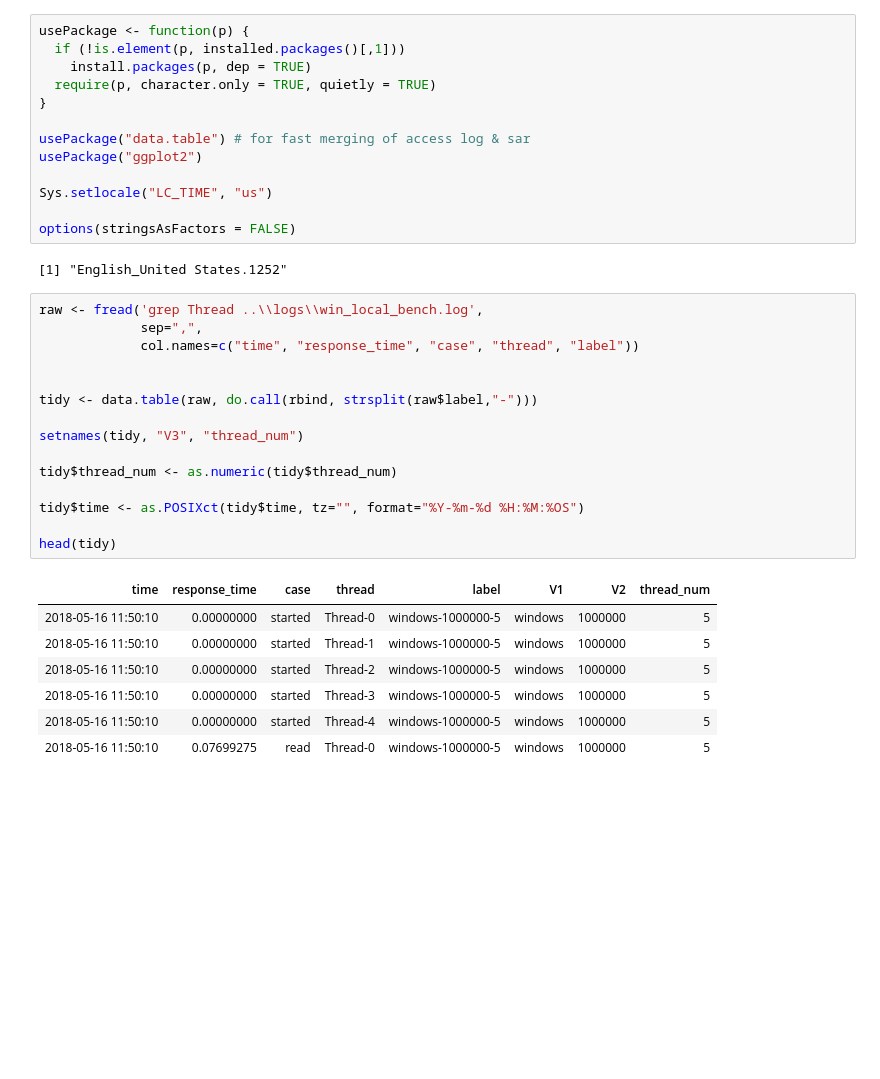
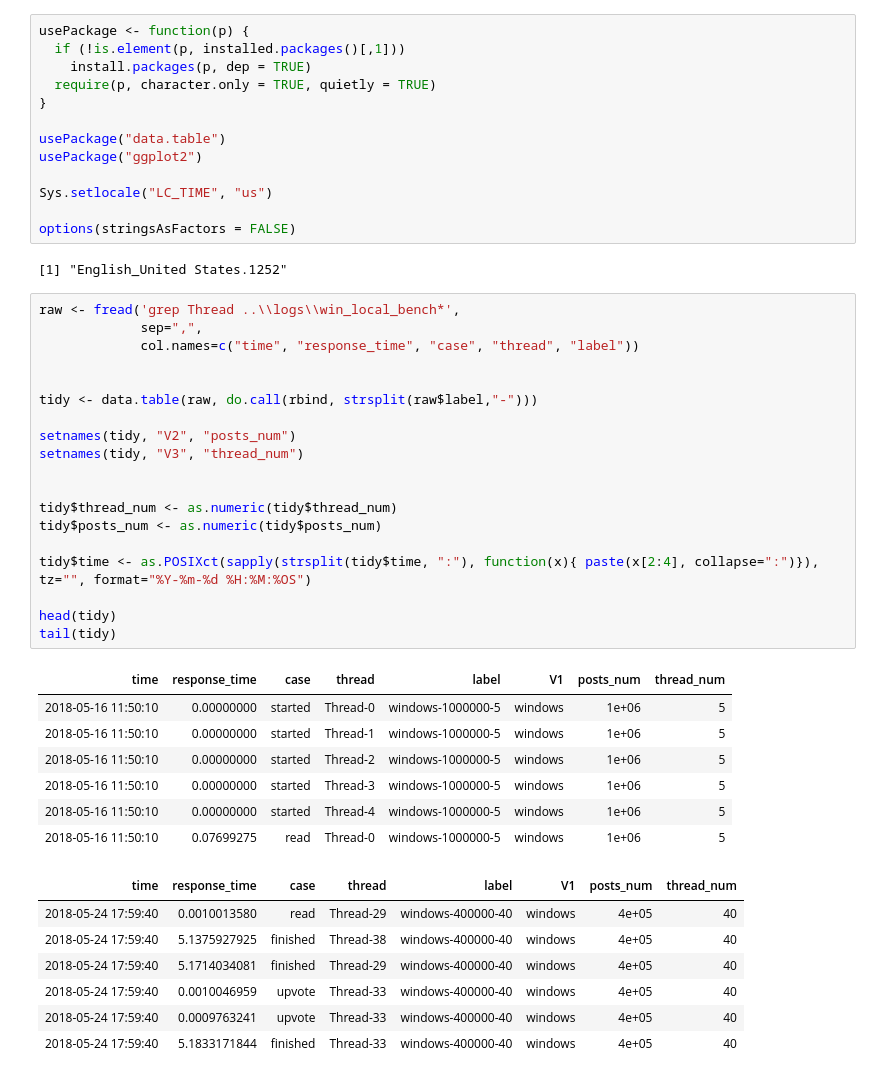
Before and after one commit to Alexander-Minyushkin/mongobch, a Jupyter notebook: report/windows_local.ipynb, the cells around one changed output. Saved outputs shown, nothing was run; the diff lists cells and outputs as text; blank space fills up the shorter version.

```diff
--- a/report/windows_local.ipynb
+++ b/report/windows_local.ipynb
@@ -5,7 +5,7 @@ usePackage <- function(p) {
   require(p, character.only = TRUE, quietly = TRUE)
 }
 
-usePackage("data.table") # for fast merging of access log & sar
+usePackage("data.table")
 usePackage("ggplot2")
 
 Sys.setlocale("LC_TIME", "us")
@@ -14,26 +14,37 @@ options(stringsAsFactors = FALSE)
 # %% [output]
 [1] "English_United States.1252"
 # %%
-raw <- fread('grep Thread ..\\logs\\win_local_bench.log',
+raw <- fread('grep Thread ..\\logs\\win_local_bench*',
              sep=",",
              col.names=c("time", "response_time", "case", "thread", "label"))
 
 
 tidy <- data.table(raw, do.call(rbind, strsplit(raw$label,"-")))
 
+setnames(tidy, "V2", "posts_num")
 setnames(tidy, "V3", "thread_num")
 
+
 tidy$thread_num <- as.numeric(tidy$thread_num)
+tidy$posts_num <- as.numeric(tidy$posts_num)
 
-tidy$time <- as.POSIXct(tidy$time, tz="", format="%Y-%m-%d %H:%M:%OS")
+tidy$time <- as.POSIXct(sapply(strsplit(tidy$time, ":"), function(x){ paste(x[2:4], collapse=":")}), tz="", format="%Y-%m-%d %H:%M:%OS")
 
 head(tidy)
+tail(tidy)
 # %% [output]
-| time | response_time | case | thread | label | V1 | V2 | thread_num |
-| 2018-05-16 11:50:10 | 0.00000000 | started | Thread-0 | windows-1000000-5 | windows | 1000000 | 5 |
-| 2018-05-16 11:50:10 | 0.00000000 | started | Thread-1 | windows-1000000-5 | windows | 1000000 | 5 |
-| 2018-05-16 11:50:10 | 0.00000000 | started | Thread-2 | windows-1000000-5 | windows | 1000000 | 5 |
-| 2018-05-16 11:50:10 | 0.00000000 | started | Thread-3 | windows-1000000-5 | windows | 1000000 | 5 |
-| 2018-05-16 11:50:10 | 0.00000000 | started | Thread-4 | windows-1000000-5 | windows | 1000000 | 5 |
-| 2018-05-16 11:50:10 | 0.07699275 | read | Thread-0 | windows-1000000-5 | windows | 1000000 | 5 |
+| time | response_time | case | thread | label | V1 | posts_num | thread_num |
+| 2018-05-16 11:50:10 | 0.00000000 | started | Thread-0 | windows-1000000-5 | windows | 1e+06 | 5 |
+| 2018-05-16 11:50:10 | 0.00000000 | started | Thread-1 | windows-1000000-5 | windows | 1e+06 | 5 |
+| 2018-05-16 11:50:10 | 0.00000000 | started | Thread-2 | windows-1000000-5 | windows | 1e+06 | 5 |
+| 2018-05-16 11:50:10 | 0.00000000 | started | Thread-3 | windows-1000000-5 | windows | 1e+06 | 5 |
+| 2018-05-16 11:50:10 | 0.00000000 | started | Thread-4 | windows-1000000-5 | windows | 1e+06 | 5 |
+| 2018-05-16 11:50:10 | 0.07699275 | read | Thread-0 | windows-1000000-5 | windows | 1e+06 | 5 |
+| time | response_time | case | thread | label | V1 | posts_num | thread_num |
+| 2018-05-24 17:59:40 | 0.0010013580 | read | Thread-29 | windows-400000-40 | windows | 4e+05 | 40 |
+| 2018-05-24 17:59:40 | 5.1375927925 | finished | Thread-38 | windows-400000-40 | windows | 4e+05 | 40 |
+| 2018-05-24 17:59:40 | 5.1714034081 | finished | Thread-29 | windows-400000-40 | windows | 4e+05 | 40 |
+| 2018-05-24 17:59:40 | 0.0010046959 | upvote | Thread-33 | windows-400000-40 | windows | 4e+05 | 40 |
+| 2018-05-24 17:59:40 | 0.0009763241 | upvote | Thread-33 | windows-400000-40 | windows | 4e+05 | 40 |
+| 2018-05-24 17:59:40 | 5.1833171844 | finished | Thread-33 | windows-400000-40 | windows | 4e+05 | 40 |
 # %%
```
Also changed, not shown: parts of 3 cells of this notebook, 11 other files.
